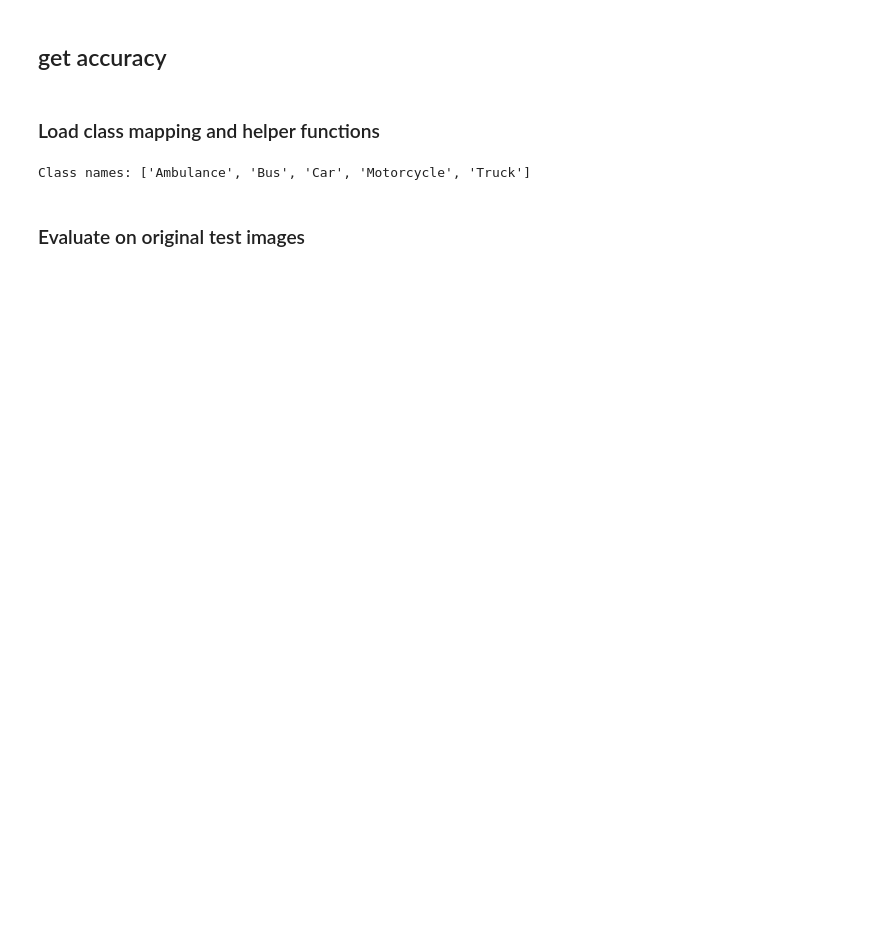
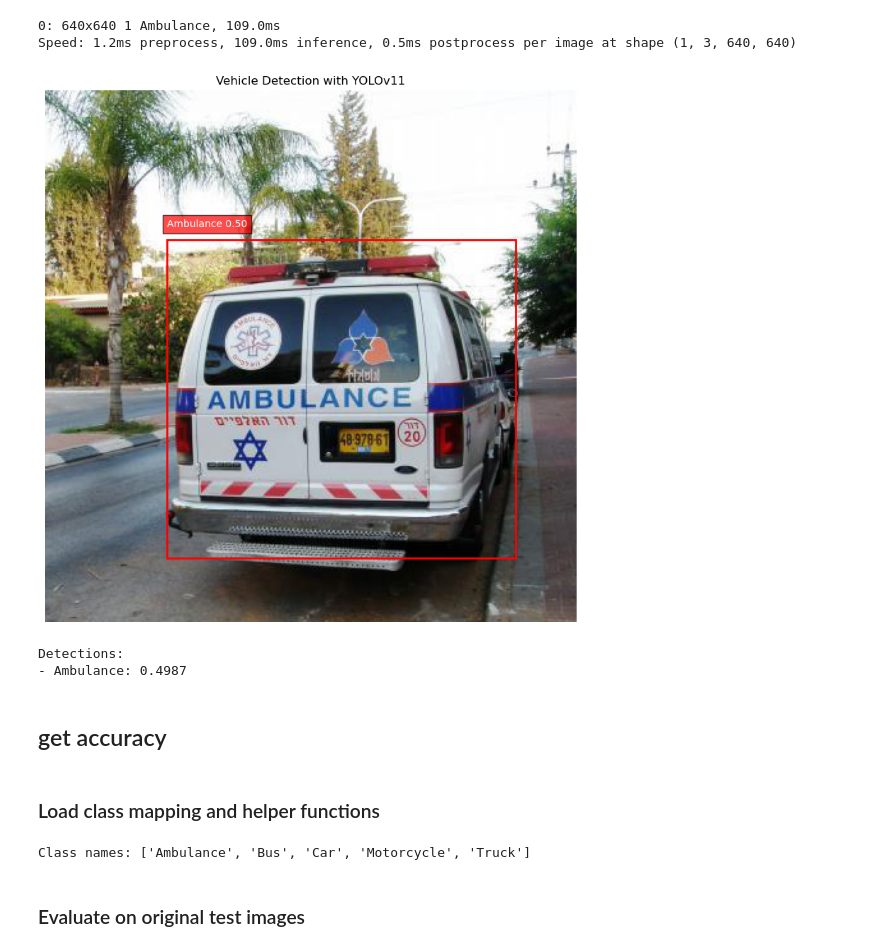
Before and after one commit to valerieliang/data-augmentation, a Jupyter notebook: model_test.ipynb, the cells around one changed output. Saved outputs shown, nothing was run; the diff lists cells and outputs as text; code cells hidden in the pictures; blank space fills up the shorter version.

```diff
--- a/model_test.ipynb
+++ b/model_test.ipynb
@@ -39,4 +39,69 @@ Model loaded from: /Users/jaydenma/Documents/mathematical image analysis/mia fin
 Model task: detect
+# %%
+# Load an example motorcycle image and run detection
+image_path = "/Users/jaydenma/Documents/mathematical image analysis/mia final project/data/car detection subset/test/images/00dea1edf14f09ab_jpg.rf.dca5c2fe7b2ccb5febe752c01b0c757f.jpg"
+
+# Check if file exists
+if os.path.exists(image_path):
+    # Load the image
+    motorcycle_img = Image.open(image_path)
+
+    # Run detection with the loaded model
+    results = model(motorcycle_img)
+
+    # Plot the results with bounding boxes and labels
+    fig, ax = plt.subplots(1, 1, figsize=(12, 8))
+    ax.imshow(motorcycle_img)
+
+    # Process detection results
+    if len(results) > 0 and hasattr(results[0], 'boxes'):
+        boxes = results[0].boxes
+
+        for i, box in enumerate(boxes):
+            # Get the confidence score
+            conf = float(box.conf)
+            # Get the class id and name
+            cls_id = int(box.cls)
+            cls_name = results[0].names[cls_id]
+            # Get coordinates
+            coords = box.xyxy.tolist()[0] if hasattr(box.xyxy, 'tolist') else box.xyxy[0].tolist()
+
+            # Only show predictions with confidence > 0.25
+            if conf > 0.25:
+                # Get box coordinates
+                x1, y1, x2, y2 = coords
+
+                # Draw rectangle
+                rect = plt.Rectangle((x1, y1), x2-x1, y2-y1, fill=False, edgecolor='red', linewidth=2)
+                ax.add_patch(rect)
+
+                # Add label
+                ax.text(x1, y1-10, f"{cls_name} {conf:.2f}", color='white',
+                        bbox=dict(facecolor='red', alpha=0.7), fontsize=10)
+
+    plt.title("Vehicle Detection with YOLOv11")
+    plt.axis('off')
+    plt.tight_layout()
+    plt.show()
+
+    # Print detection details
+    print("Detections:")
+    for i, box in enumerate(results[0].boxes):
+        conf = float(box.conf)
+        cls_id = int(box.cls)
+        cls_name = results[0].names[cls_id]
+
+        if conf > 0.25:
+            print(f"- {cls_name}: {conf:.4f}")
+else:
+    print(f"Error: Image file not found at {image_path}")
+    print("Please update the path to your image.")
+# %% [output]
+0: 640x640 1 Ambulance, 109.0ms
+Speed: 1.2ms preprocess, 109.0ms inference, 0.5ms postprocess per image at shape (1, 3, 640, 640)
+[figure, added]
+Detections:
+- Ambulance: 0.4987
 # %% [markdown]
 ## get accuracy
 # %% [markdown]
```
Also changed, not shown: parts of 8 cells of this notebook, 3 other files.
